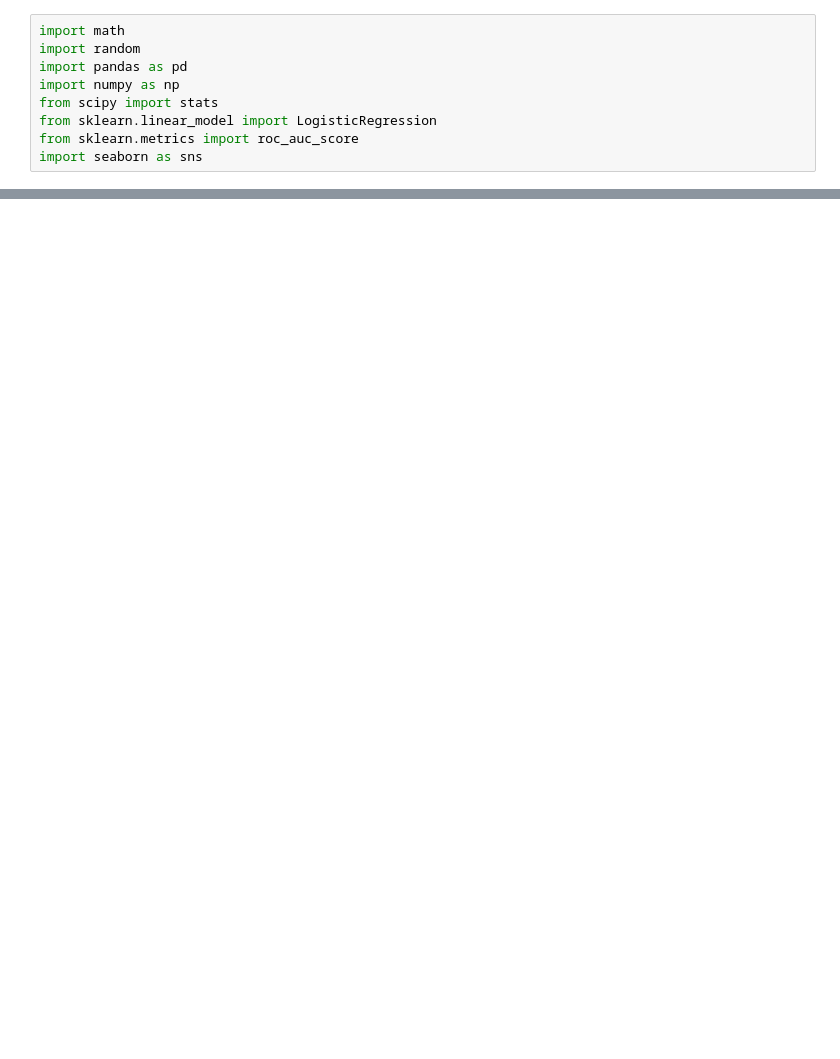
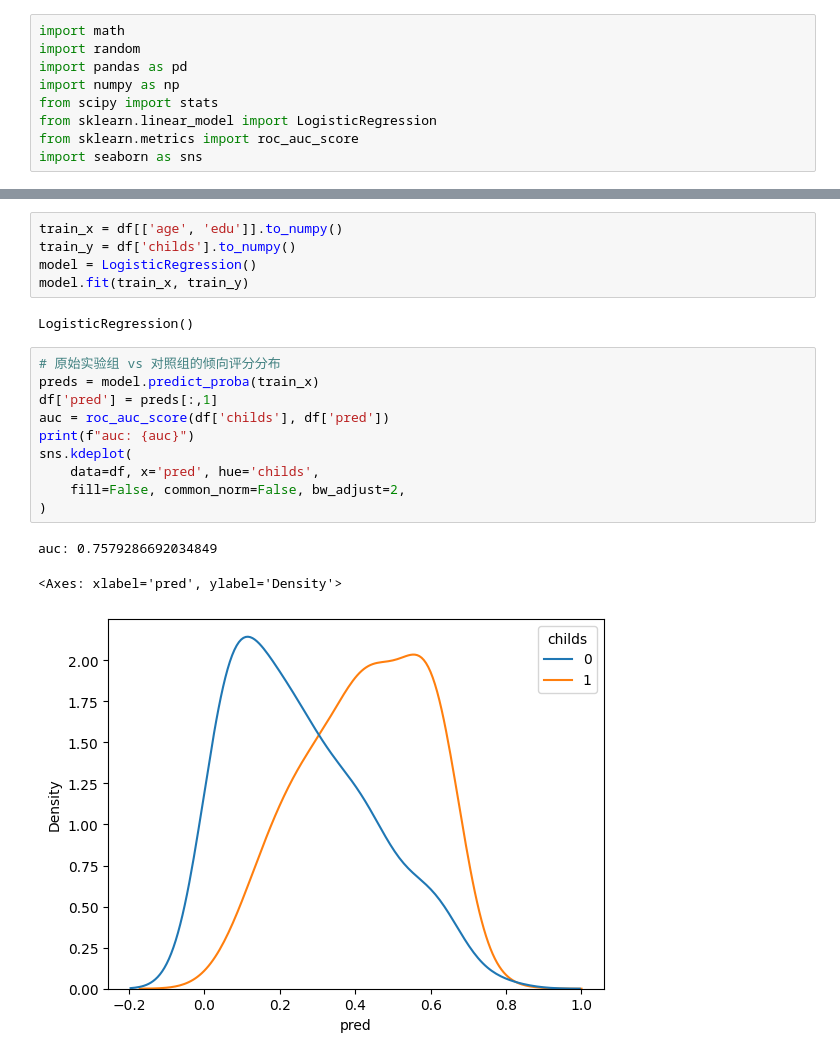
Before and after one commit to wwwwwwwwwwwwwwwwwwwwwwwwwwwwwww122/dissertation, a Jupyter notebook: main.ipynb, the cells around one changed output, grey strips where cells are left out. Cells and saved outputs as stored; diff of their text form; blank space fills up the shorter version.

```diff
--- a/main.ipynb
+++ b/main.ipynb
@@ -207,0 +208,21 @@ df = df.fillna(0)
+# %%
+train_x = df[['age', 'edu']].to_numpy()
+train_y = df['childs'].to_numpy()
+model = LogisticRegression()
+model.fit(train_x, train_y)
+# %% [output]
+LogisticRegression()
+# %%
+# 原始实验组 vs 对照组的倾向评分分布
+preds = model.predict_proba(train_x)
+df['pred'] = preds[:,1]
+auc = roc_auc_score(df['childs'], df['pred'])
+print(f"auc: {auc}")
+sns.kdeplot(
+    data=df, x='pred', hue='childs',
+    fill=False, common_norm=False, bw_adjust=2,
+)
+# %% [output]
+auc: 0.7579286692034849
+<Axes: xlabel='pred', ylabel='Density'>
+[figure, added]
```
Also changed, not shown: parts of 12 cells of this notebook, 1 other file.
